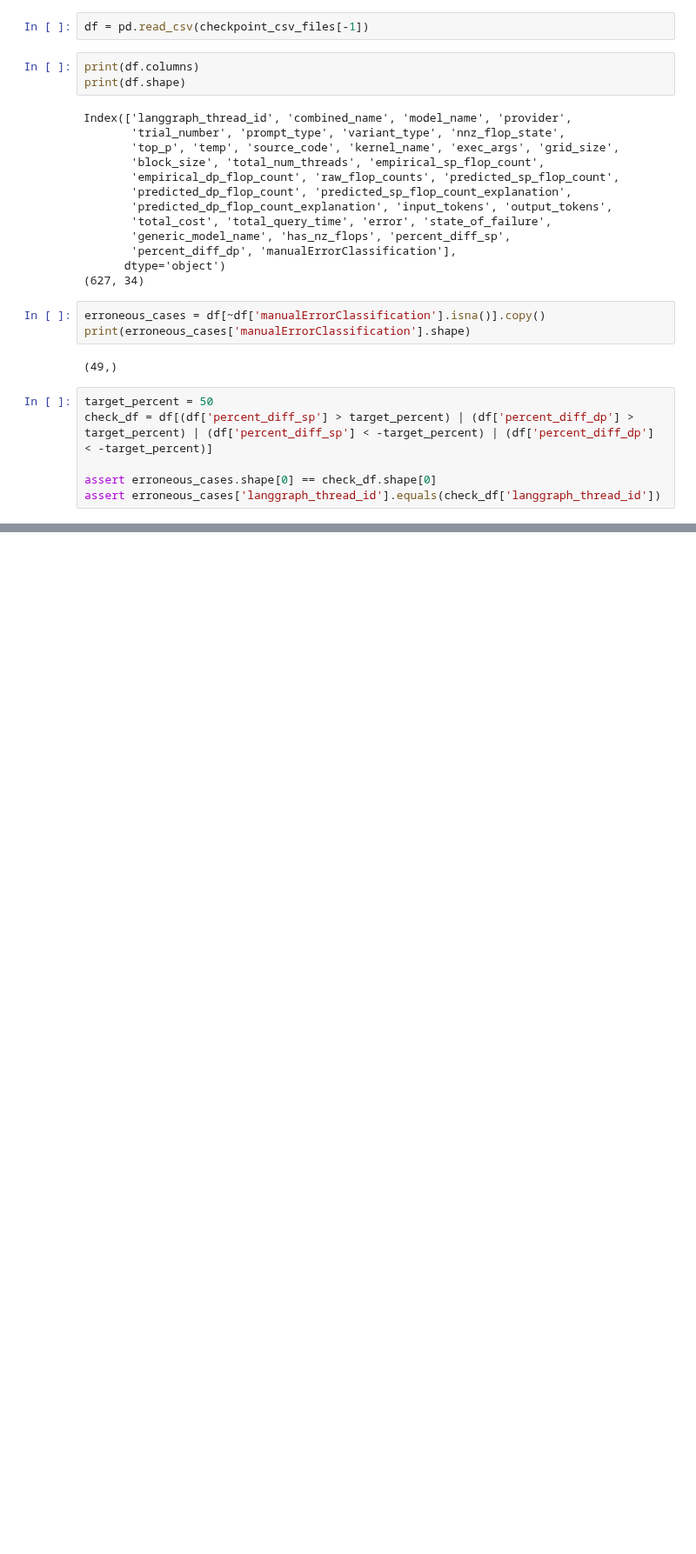
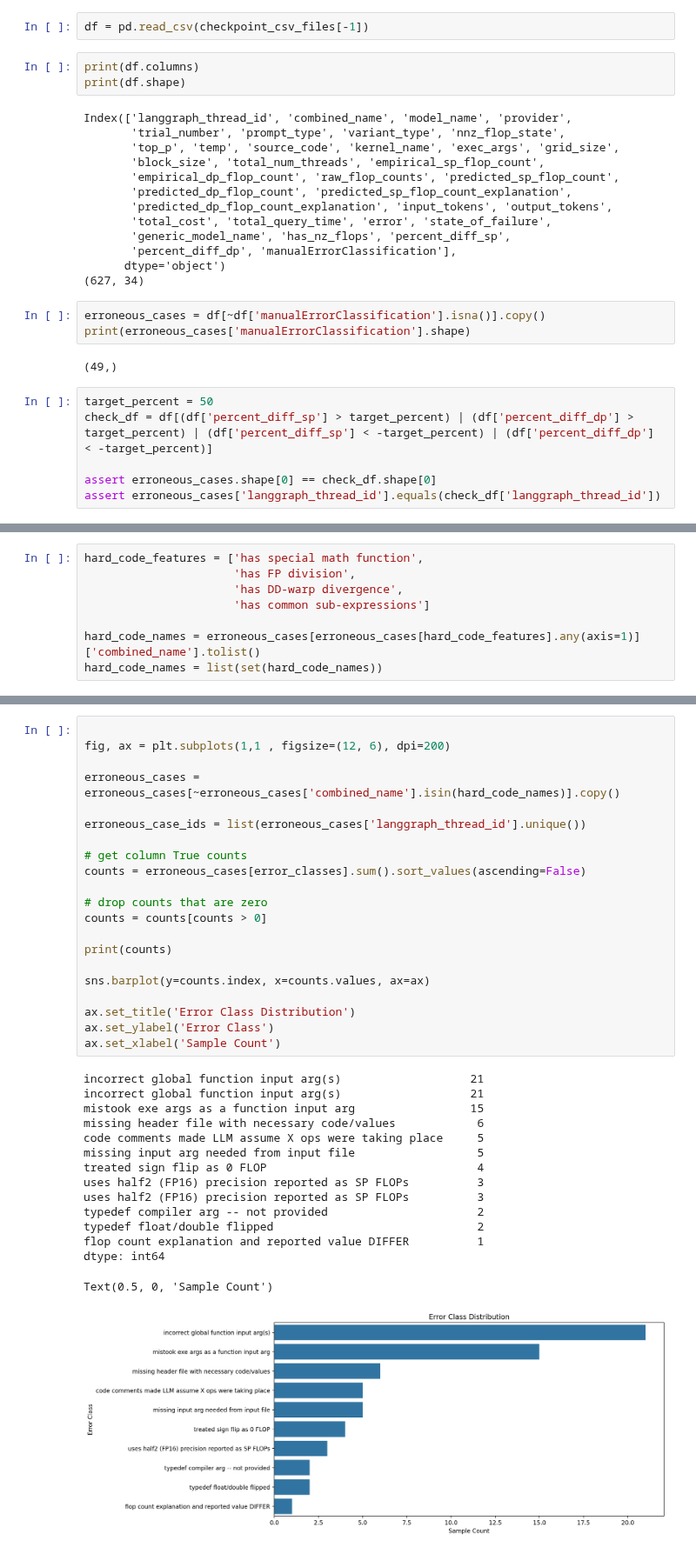
Before and after one commit to Scientific-Computing-Lab/gpuFLOPBench, a Jupyter notebook: qdecomp-langgraph-studio/kernel-survey/dataset-gen/manual-classification/baseline-data-gathering/visualizeMispredCaseAnalysisRseults.ipynb, the cells around one changed output, grey strips where cells are left out. Shown at 87% size. Saved outputs shown, nothing was run; the diff lists cells and outputs as text; blank space fills up the shorter version.

```diff
--- a/qdecomp-langgraph-studio/kernel-survey/dataset-gen/manual-classification/baseline-data-gathering/visualizeMispredCaseAnalysisRseults.ipynb
+++ b/qdecomp-langgraph-studio/kernel-survey/dataset-gen/manual-classification/baseline-data-gathering/visualizeMispredCaseAnalysisRseults.ipynb
@@ -108,0 +126,8 @@ KeyError: "['uses half2 (FP16) precision -- reported as SP FLOPs'] not in index"
+# %%
+hard_code_features = ['has special math function',
+                      'has FP division',
+                      'has DD-warp divergence',
+                      'has common sub-expressions']
+
+hard_code_names = erroneous_cases[erroneous_cases[hard_code_features].any(axis=1)]['combined_name'].tolist()
+hard_code_names = list(set(hard_code_names))
@@ -108,0 +138,37 @@ KeyError: "['uses half2 (FP16) precision -- reported as SP FLOPs'] not in index"
+# %%
+
+fig, ax = plt.subplots(1,1 , figsize=(12, 6), dpi=200)
+
+erroneous_cases = erroneous_cases[~erroneous_cases['combined_name'].isin(hard_code_names)].copy()
+
+erroneous_case_ids = list(erroneous_cases['langgraph_thread_id'].unique())
+
+# get column True counts
+counts = erroneous_cases[error_classes].sum().sort_values(ascending=False)
+
+# drop counts that are zero
+counts = counts[counts > 0]
+
+print(counts)
+
+sns.barplot(y=counts.index, x=counts.values, ax=ax)
+
+ax.set_title('Error Class Distribution')
+ax.set_ylabel('Error Class')
+ax.set_xlabel('Sample Count')
+# %% [output]
+incorrect global function input arg(s)                   21
+incorrect global function input arg(s)                   21
+mistook exe args as a function input arg                 15
+missing header file with necessary code/values            6
+code comments made LLM assume X ops were taking place     5
+missing input arg needed from input file                  5
+treated sign flip as 0 FLOP                               4
+uses half2 (FP16) precision reported as SP FLOPs          3
+uses half2 (FP16) precision reported as SP FLOPs          3
+typedef compiler arg -- not provided                      2
+typedef float/double flipped                              2
+flop count explanation and reported value DIFFER          1
+dtype: int64
+Text(0.5, 0, 'Sample Count')
+[figure, added]
```
Also changed, not shown: parts of 6 cells of this notebook.
